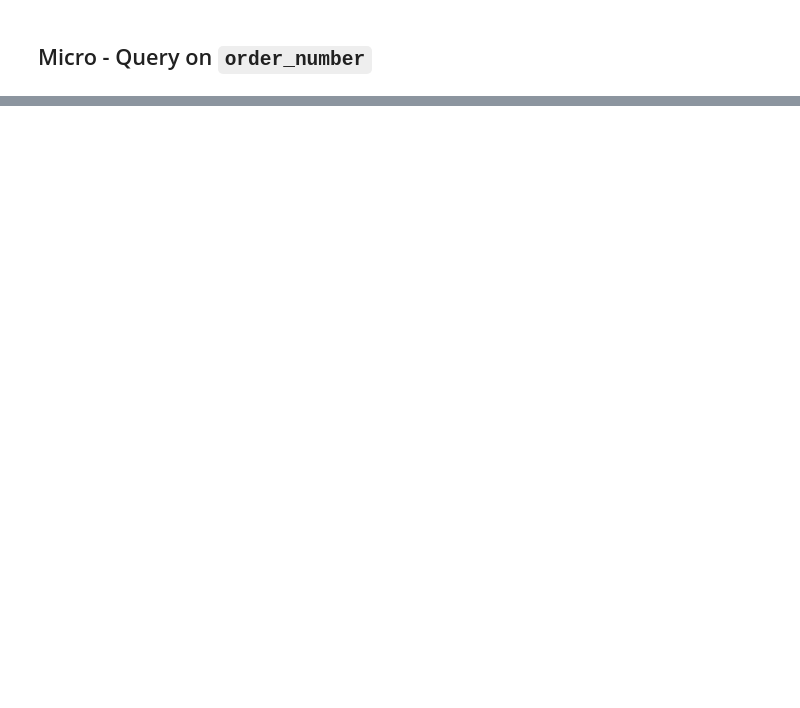
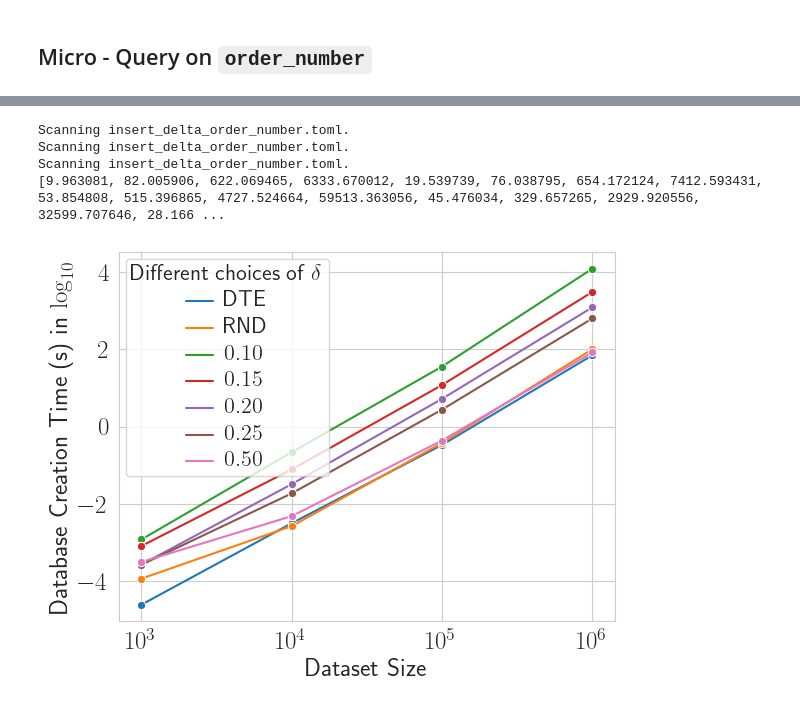
Before and after one commit to hiroki-chen/PFSE-Prototype, a Jupyter notebook: fig/fig.ipynb, the cells around one changed output, grey strips where cells are left out. Saved outputs shown, nothing was run; the diff lists cells and outputs as text; code cells hidden in the pictures; blank space fills up the shorter version.

```diff
--- a/fig/fig.ipynb
+++ b/fig/fig.ipynb
@@ -149,0 +325,42 @@ Scanning insert_f_theta_order_number.toml.
+# %%
+import pandas as pd
+import matplotlib.pyplot as plt
+import numpy as np
+
+xs = ['$10^3$', '$10^4$', '$10^5$', '$10^6$']
+ys = analyze_database_performance('insert_delta_order_number.toml', 'insert', 'dte')[0]['order_number']
+ys.extend(analyze_database_performance('insert_delta_order_number.toml', 'insert', 'rnd')[0]['order_number'])
+ys.extend(analyze_database_performance('insert_delta_order_number.toml', 'insert', 'pfse')[0]['order_number'])
+print(ys)
+ys = [np.log(x / 1000) for x in ys]
+
+df = pd.DataFrame({
+  'Dataset Size': xs,
+  'DTE': ys[:4],
+  'RND': ys[4:8],
+  '$0.10$': ys[8:12],
+  '$0.15$': ys[12:16],
+  '$0.20$': ys[16:20],
+  '$0.25$': ys[20:24],
+  '$0.50$': ys[24:]
+})
+
+plt.rc('text', usetex=True)
+sns.set_style("whitegrid")
+g = sns.lineplot(x='Dataset Size', y='Database Creation Time (s) in $\log_{10}$', hue='Different choices of $\delta$',
+                 data=pd.melt(df, id_vars=['Dataset Size'], value_name='Database Creation Time (s) in $\log_{10}$', var_name='Different choices of $\delta$'),
+                 marker='o')
+g.set_xlabel(g.get_xlabel(), fontsize=18)
+g.set_ylabel(g.get_ylabel(), fontsize=18)
+g.set_xticklabels(g.get_xticklabels(), size=18)
+g.set_yticklabels(g.get_yticklabels(), size=18)
+plt.setp(g.get_legend().get_texts(), fontsize='16') # for legend text
+plt.setp(g.get_legend().get_title(), fontsize='16') # for legend title
+
+plt.savefig('./insert_delta_order_number.pdf', bbox_inches='tight')
+# %% [output]
+Scanning insert_delta_order_number.toml.
+Scanning insert_delta_order_number.toml.
+Scanning insert_delta_order_number.toml.
+[9.963081, 82.005906, 622.069465, 6333.670012, 19.539739, 76.038795, 654.172124, 7412.593431, 53.854808, 515.396865, 4727.524664, 59513.363056, 45.476034, 329.657265, 2929.920556, 32599.707646, 28.166 ...
+[figure, added]
```
Also changed, not shown: parts of 10 cells of this notebook, 5 other files.
